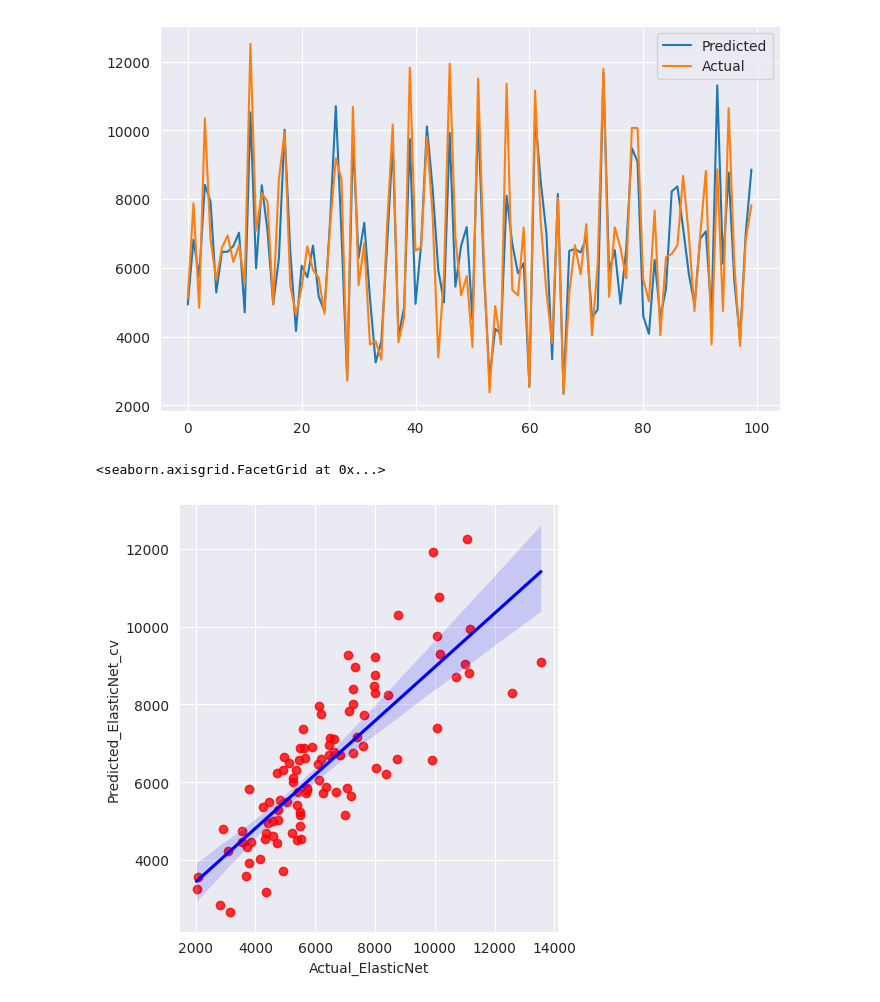
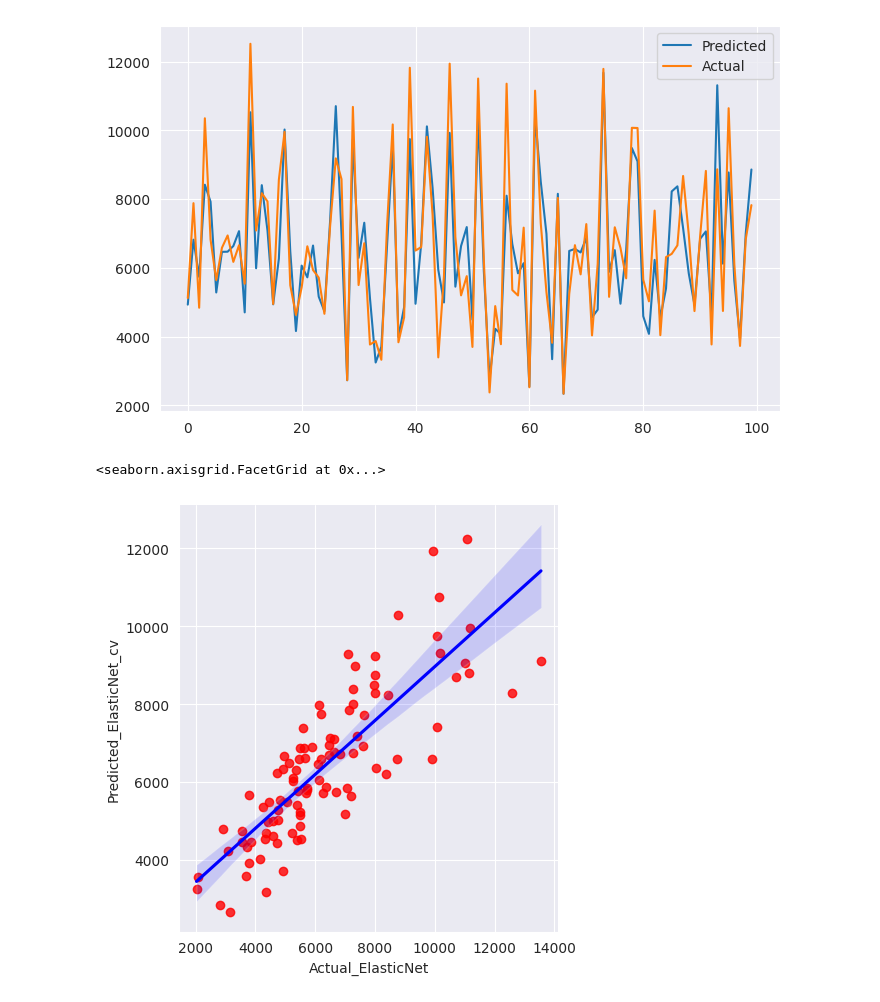
Before and after one commit to diptiranjan1998/Regression-Analysis-on-Retail-Sales-Prediction, a Jupyter notebook: Retail_sales_prediction.ipynb, the cells around one changed output. Drawn from its saved outputs; the diff is of its cells as text; code cells hidden in the pictures.

```diff
--- a/Retail_sales_prediction.ipynb
+++ b/Retail_sales_prediction.ipynb
@@ -1272,2 +1422,5 @@ y_pred_en_cv = elastic_regressor.predict(x_test)
+# %%
+# Predicted Test Target variable using ElasticNet Regression after Cross validation.
+y_pred_en_cv_test = elastic_regressor.predict(x_test)
 # %%
 # Checking MSE, RMSE AND R2 Score for ElasticNet Regression after Cross Validation.
@@ -1295,7 +1452,7 @@ plt.show()
 # %%
 # Plotting the data on a plane and fitting a regression line
 sns.lmplot(x= 'Actual_ElasticNet', y= 'Predicted_ElasticNet_cv', data= pd.DataFrame({'Actual_ElasticNet':y_test[150:250],
-                                      'Predicted_ElasticNet_cv':y_pred_en_cv[150:250]}), scatter_kws={'color': 'red'}, line_kws= {'color': 'b'})
+                                      'Predicted_ElasticNet_cv':y_pred_en_cv_test[150:250]}), scatter_kws={'color': 'red'}, line_kws= {'color': 'b'})
 # %% [output]
 <seaborn.axisgrid.FacetGrid at 0x...>
-[figure, old version]
+[figure, new version]
```
Also changed, not shown: parts of 60 cells of this notebook.
